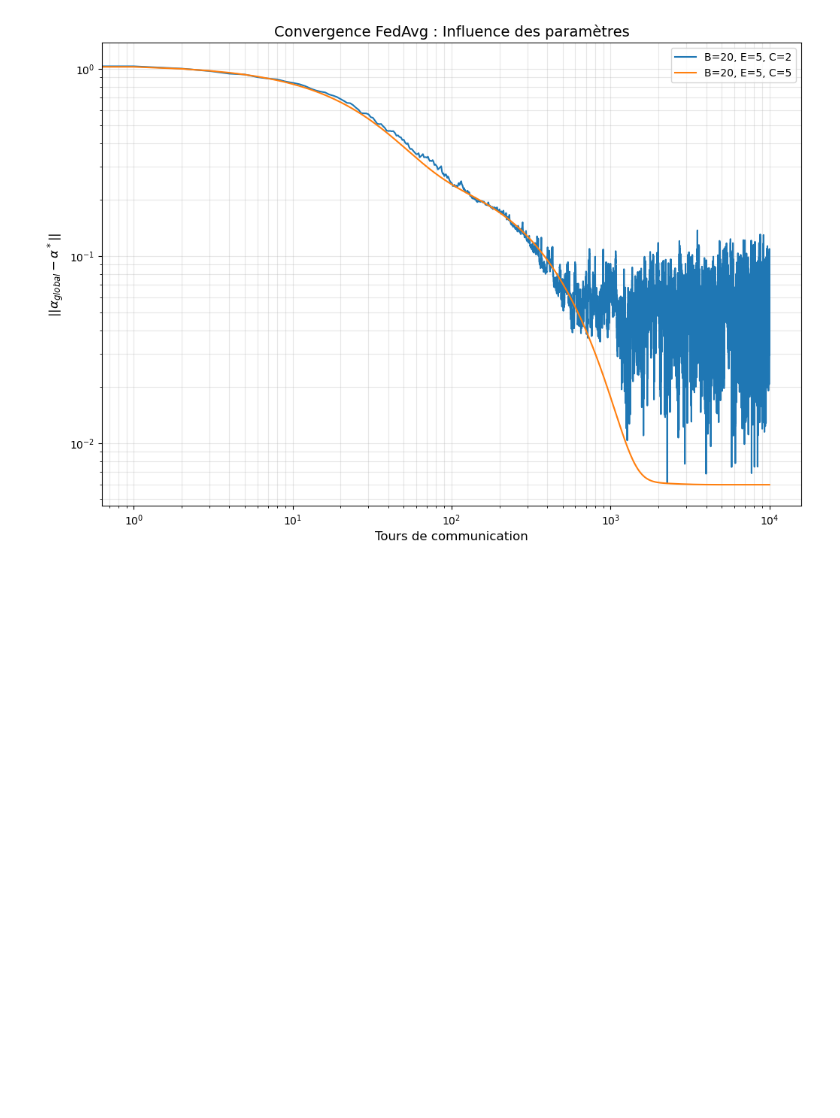
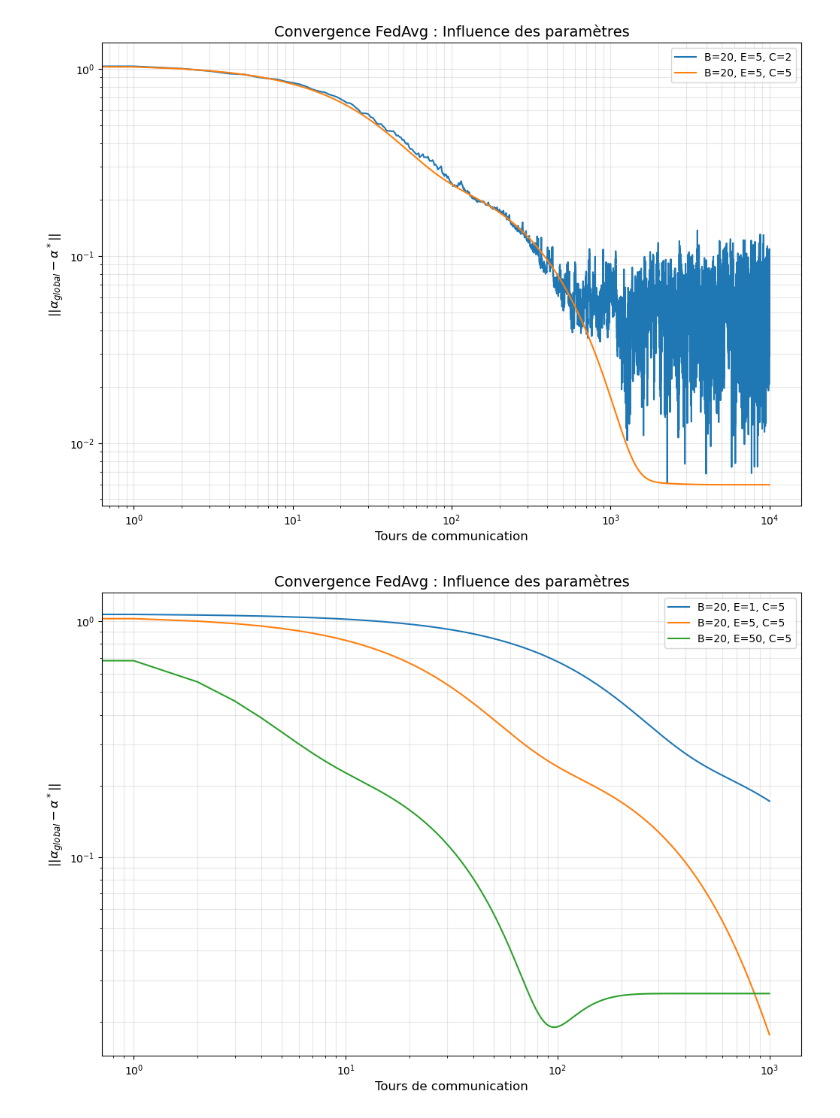
Before and after one commit to pgatt06/Coop_optim, a Jupyter notebook: explo/part_4_FedAvg.ipynb, the cells around one changed output. Saved outputs shown, nothing was run; the diff lists cells and outputs as text; code cells hidden in the pictures; blank space fills up the shorter version.

```diff
--- a/explo/part_4_FedAvg.ipynb
+++ b/explo/part_4_FedAvg.ipynb
@@ -188,3 +159,28 @@ plt.savefig('FedAvg_Parameters_Comparison.pdf')
 plt.show()
 # %% [output]
 [figure]
+# %%
+import numpy as np
+import matplotlib.pyplot as plt
+
+# Paramètres à tester
+epochs_list = [1, 5, 50]
+batch_sizes = [5, 15, 20]
+clients_list = [2, 5]
+
+plt.figure(figsize=(12, 8))
+
+
+for s in epochs_list:
+    _, history = FedAvg_Final(X, Y, sigma, nu, x_m, n_rounds=1000, E=s, B=20, C=5)
+    plt.loglog(history, label=f'B=20, E={s}, C=5')
+
+plt.xlabel('Tours de communication', fontsize=12)
+plt.ylabel(r'$||\alpha_{global} - \alpha^*||$', fontsize=12)
+plt.title('Convergence FedAvg : Influence des paramètres', fontsize=14)
+plt.legend()
+plt.grid(True, which="both", alpha=0.3)
+plt.savefig('FedAvg_Parameters_Comparison.pdf')
+plt.show()
+# %% [output]
+[figure, added]
```
Also changed, not shown: parts of 4 cells of this notebook.
